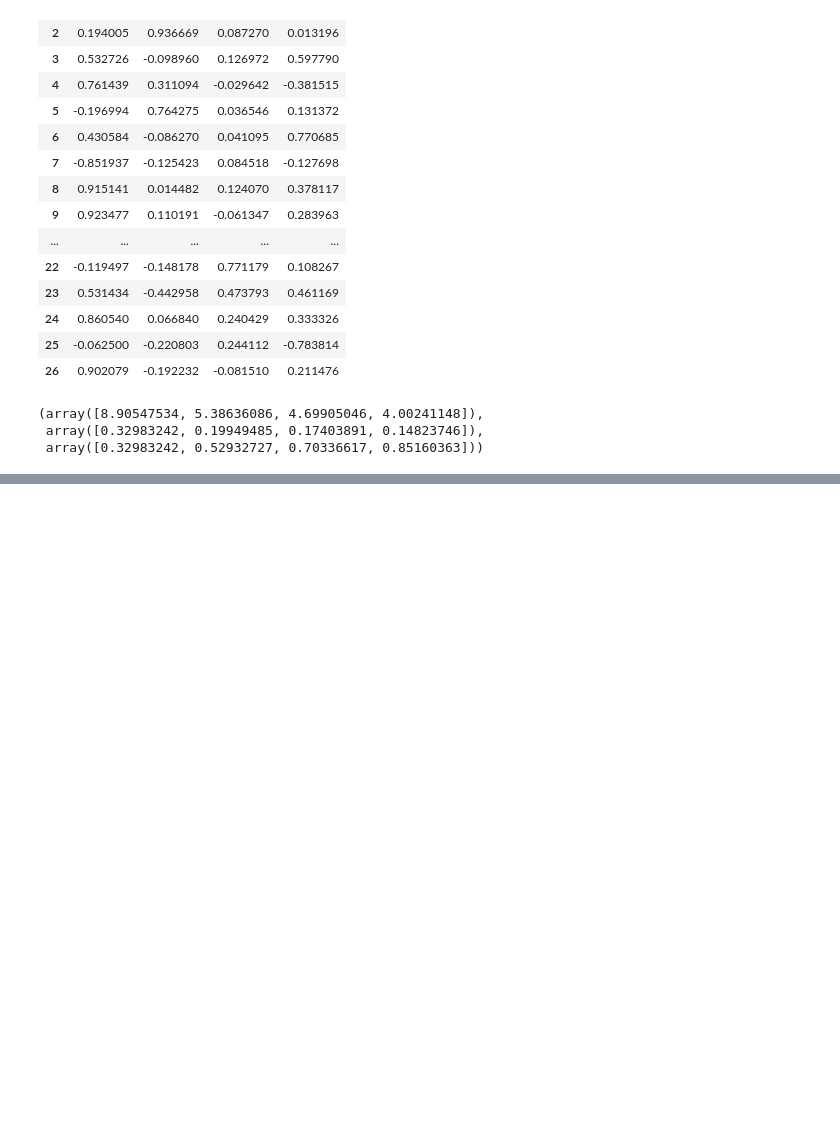
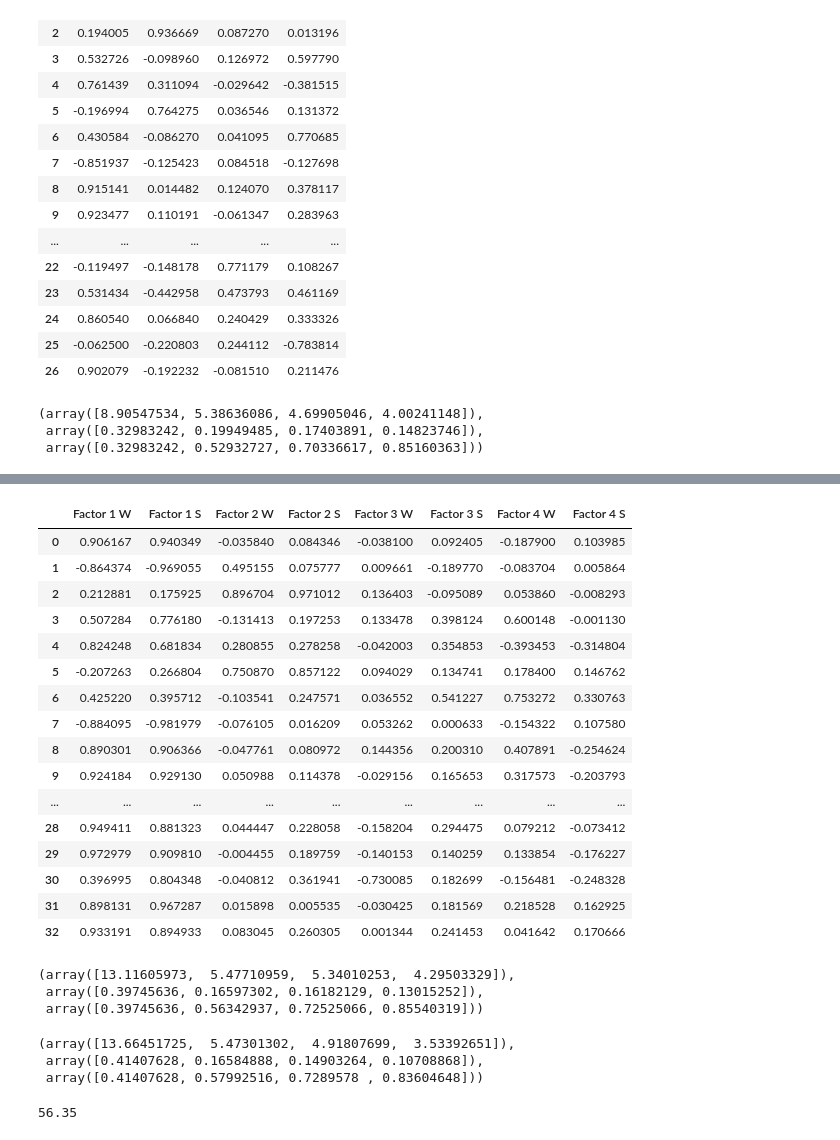
Before and after one commit to rakibhhridoy/OnGoingStudy, a Jupyter notebook: Buriganga/factor_analysis.ipynb, the cells around one changed output, grey strips where cells are left out. Saved outputs shown, nothing was run; the diff lists cells and outputs as text; code cells hidden in the pictures; blank space fills up the shorter version.

```diff
--- a/Buriganga/factor_analysis.ipynb
+++ b/Buriganga/factor_analysis.ipynb
@@ -263,0 +534,40 @@ fa.get_factor_variance()
+# %%
+sloads = sfa.loadings_
+wloads = wfa.loadings_
+# %%
+sloads = pd.DataFrame(data=sloads)
+wloads = pd.DataFrame(data=wloads)
+# %%
+sloads.columns = ["Factor 1", "Factor 2", "Factor 3", "Factor 4"]
+wloads.columns = ["Factor 1", "Factor 2", "Factor 3", "Factor 4"]
+# %%
+factor = pd.DataFrame(data={
+    "Factor 1 W": wloads["Factor 1"],
+    "Factor 1 S": sloads["Factor 1"],
+    "Factor 2 W": wloads["Factor 2"],
+    "Factor 2 S": sloads["Factor 2"],
+    "Factor 3 W": wloads["Factor 3"],
+    "Factor 3 S": sloads["Factor 3"],
+    "Factor 4 W": wloads["Factor 4"],
+    "Factor 4 S": sloads["Factor 4"]
+})
+# %%
+factor
+# %% [output]
+|  | Factor 1 W | Factor 1 S | Factor 2 W | Factor 2 S | Factor 3 W | Factor 3 S | Factor 4 W | Factor 4 S |
+| 0 | 0.906167 | 0.940349 | -0.035840 | 0.084346 | -0.038100 | 0.092405 | -0.187900 | 0.103985 |
+| 1 | -0.864374 | -0.969055 | 0.495155 | 0.075777 | 0.009661 | -0.189770 | -0.083704 | 0.005864 |
+| 2 | 0.212881 | 0.175925 | 0.896704 | 0.971012 | 0.136403 | -0.095089 | 0.053860 | -0.008293 |
+| 3 | 0.507284 | 0.776180 | -0.131413 | 0.197253 | 0.133478 | 0.398124 | 0.600148 | -0.001130 |
+| 4 | 0.824248 | 0.681834 | 0.280855 | 0.278258 | -0.042003 | 0.354853 | -0.393453 | -0.314804 |
+| 5 | -0.207263 | 0.266804 | 0.750870 | 0.857122 | 0.094029 | 0.134741 | 0.178400 | 0.146762 |
+| 6 | 0.425220 | 0.395712 | -0.103541 | 0.247571 | 0.036552 | 0.541227 | 0.753272 | 0.330763 |
+| 7 | -0.884095 | -0.981979 | -0.076105 | 0.016209 | 0.053262 | 0.000633 | -0.154322 | 0.107580 |
+| 8 | 0.890301 | 0.906366 | -0.047761 | 0.080972 | 0.144356 | 0.200310 | 0.407891 | -0.254624 |
+| 9 | 0.924184 | 0.929130 | 0.050988 | 0.114378 | -0.029156 | 0.165653 | 0.317573 | -0.203793 |
+| ... | ... | ... | ... | ... | ... | ... | ... | ... |
+| 28 | 0.949411 | 0.881323 | 0.044447 | 0.228058 | -0.158204 | 0.294475 | 0.079212 | -0.073412 |
+| 29 | 0.972979 | 0.909810 | -0.004455 | 0.189759 | -0.140153 | 0.140259 | 0.133854 | -0.176227 |
+| 30 | 0.396995 | 0.804348 | -0.040812 | 0.361941 | -0.730085 | 0.182699 | -0.156481 | -0.248328 |
+| 31 | 0.898131 | 0.967287 | 0.015898 | 0.005535 | -0.030425 | 0.181569 | 0.218528 | 0.162925 |
+| 32 | 0.933191 | 0.894933 | 0.083045 | 0.260305 | 0.001344 | 0.241453 | 0.041642 | 0.170666 |
@@ -263,0 +576,16 @@ fa.get_factor_variance()
+# %%
+wfa.get_factor_variance()
+# %% [output]
+(array([13.11605973,  5.47710959,  5.34010253,  4.29503329]),
+ array([0.39745636, 0.16597302, 0.16182129, 0.13015252]),
+ array([0.39745636, 0.56342937, 0.72525066, 0.85540319]))
+# %%
+sfa.get_factor_variance()
+# %% [output]
+(array([13.66451725,  5.47301302,  4.91807699,  3.53392651]),
+ array([0.41407628, 0.16584888, 0.14903264, 0.10708868]),
+ array([0.41407628, 0.57992516, 0.7289578 , 0.83604648]))
+# %%
+39.75 + 16.60
+# %% [output]
+56.35
```
Also changed, not shown: parts of 29 cells of this notebook, 4 other files.
